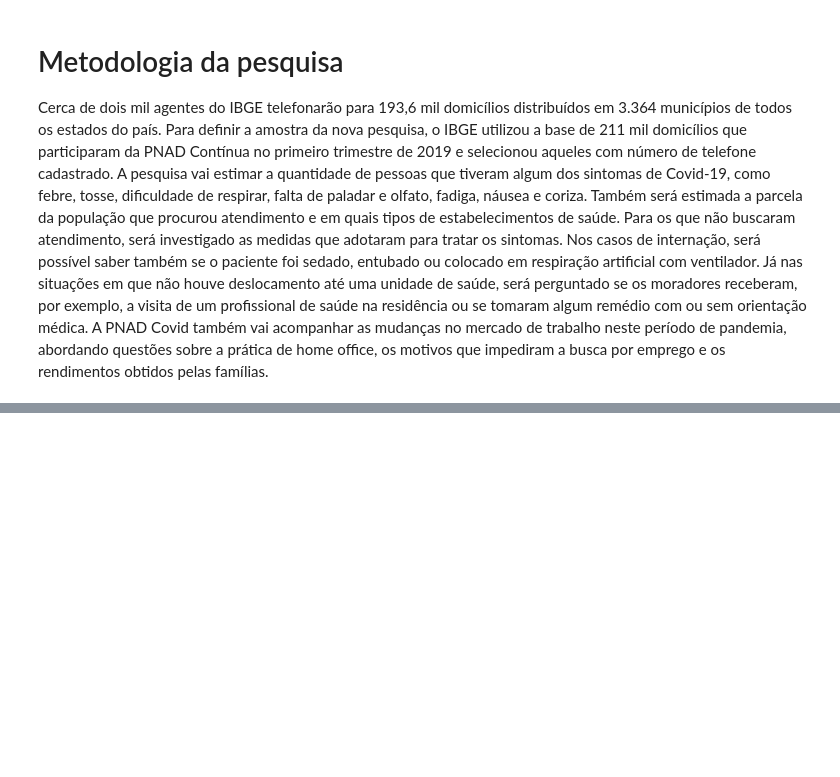
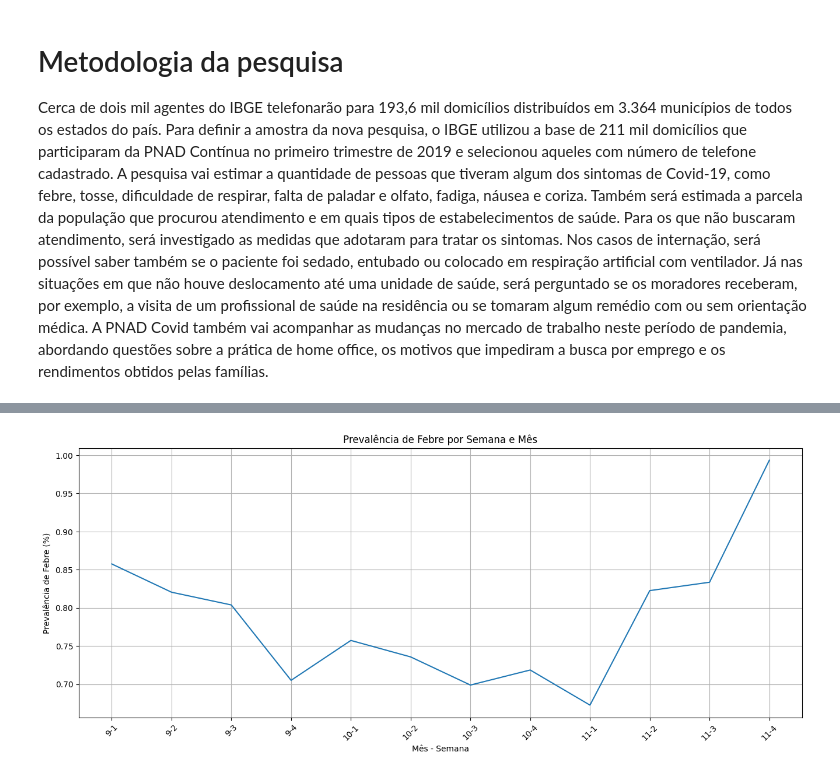
Before and after one commit to jaqueantunes/covid_pos, a Jupyter notebook: pos_T3.ipynb, the cells around one changed output, grey strips where cells are left out. Cells and saved outputs as stored; diff of their text form; code cells hidden in the pictures; blank space fills up the shorter version.

Commit message:
Prevalência de sintoma (Febre) por mês e semana

```diff
--- a/pos_T3.ipynb
+++ b/pos_T3.ipynb
@@ -144,0 +272,8 @@ df_clinico.groupby('regiao')['numero_domicilio'].nunique()
+# %%
+import numpy as np
+
+# Calcular o número de pessoas com febre (febre == 1.0) por semana e mês
+prevalencia_febre_mes_semana = (df_clinico[df_clinico['febre'] == 1.0].groupby(['mes', 'semana']).size()/df_clinico.groupby(['mes', 'semana']).size())*100
+
+print("Prevalência de febre por semana em cada mês:")
+print(prevalencia_febre_mes_semana)
@@ -144,0 +298,18 @@ df_clinico.groupby('regiao')['numero_domicilio'].nunique()
+# %%
+# Reset the index to make it plottable
+prevalencia_plot_data = prevalencia_febre_mes_semana.reset_index()
+
+# Create labels for the x-axis
+prevalencia_plot_data['label'] = prevalencia_plot_data['mes'].astype(str) + '-' + prevalencia_plot_data['semana'].astype(str)
+
+# Plot the data
+plt.figure(figsize=(16, 6))
+plt.grid(True)
+plt.plot(prevalencia_plot_data['label'], prevalencia_plot_data[0])
+plt.xlabel("Mês - Semana")
+plt.ylabel("Prevalência de Febre (%)")
+plt.title("Prevalência de Febre por Semana e Mês")
+plt.xticks(rotation=45)
+plt.show()
+# %% [output]
+[figure, added]
```
Also changed, not shown: parts of 13 cells of this notebook.
